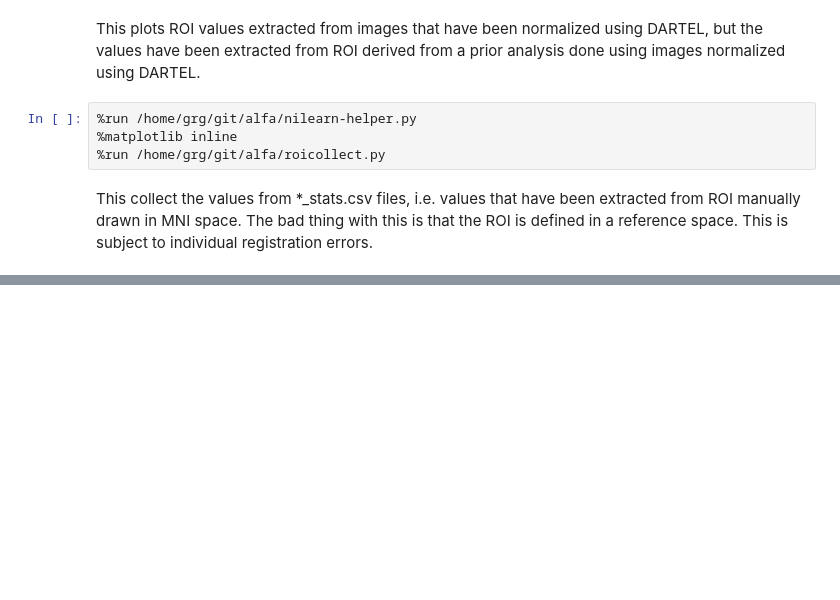
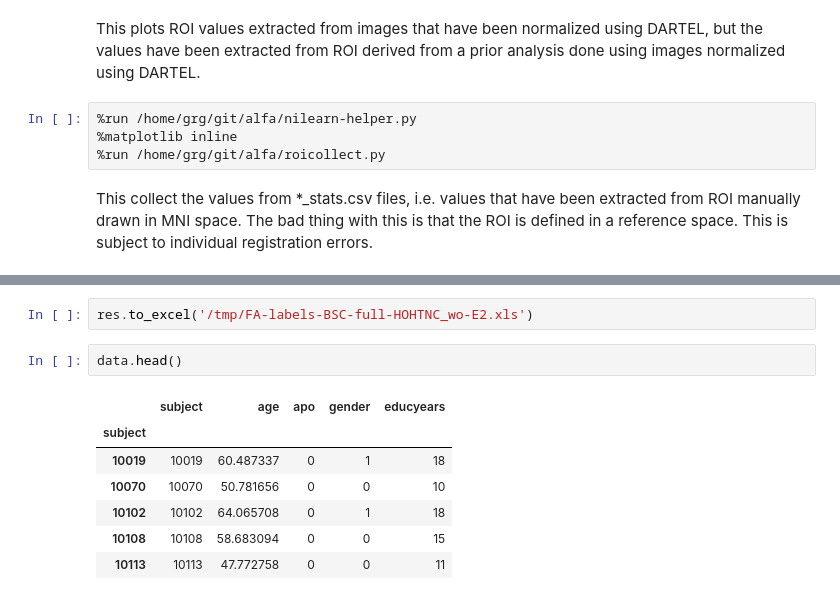
Before and after one commit to xgrg/alfa, a Jupyter notebook: notebooks/ROI analyses/ROI analysis TBSS FA maps labels - skeleton (ROI JHU) - august 2017.ipynb, the cells around one changed output, grey strips where cells are left out. Saved outputs shown, nothing was run; the diff lists cells and outputs as text; blank space fills up the shorter version.

```diff
--- a/notebooks/ROI analyses/ROI analysis TBSS FA maps labels - skeleton (ROI JHU) - august 2017.ipynb
+++ b/notebooks/ROI analyses/ROI analysis TBSS FA maps labels - skeleton (ROI JHU) - august 2017.ipynb
@@ -95,0 +123,12 @@ Standard deviation after correction for model roi ~ 1 + gender + age: 0.07537579
+# %%
+res.to_excel('/tmp/FA-labels-BSC-full-HOHTNC_wo-E2.xls')
+# %%
+data.head()
+# %% [output]
+|  | subject | age | apo | gender | educyears |
+| subject |  |  |  |  |  |
+| 10019 | 10019 | 60.487337 | 0 | 1 | 18 |
+| 10070 | 10070 | 50.781656 | 0 | 0 | 10 |
+| 10102 | 10102 | 64.065708 | 0 | 1 | 18 |
+| 10108 | 10108 | 58.683094 | 0 | 0 | 15 |
+| 10113 | 10113 | 47.772758 | 0 | 0 | 11 |
```
Also changed, not shown: parts of 2 cells of this notebook, 24 other files.
